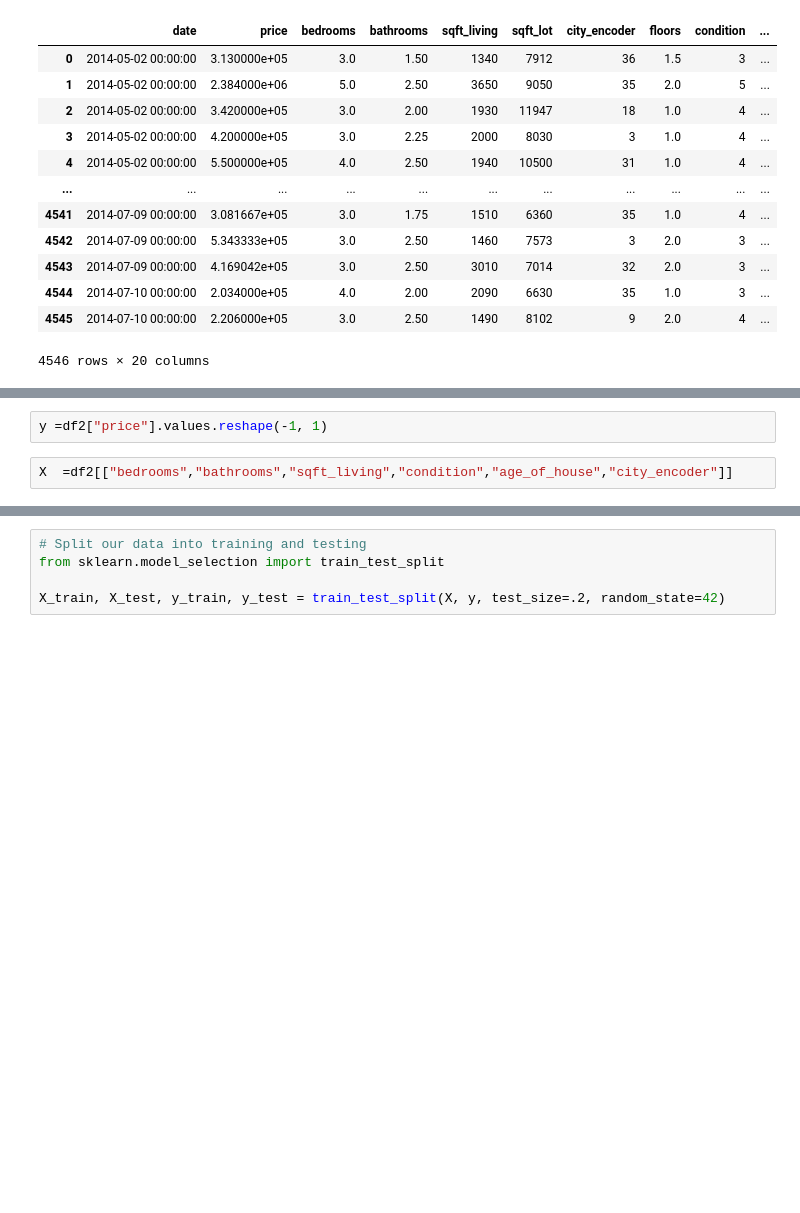
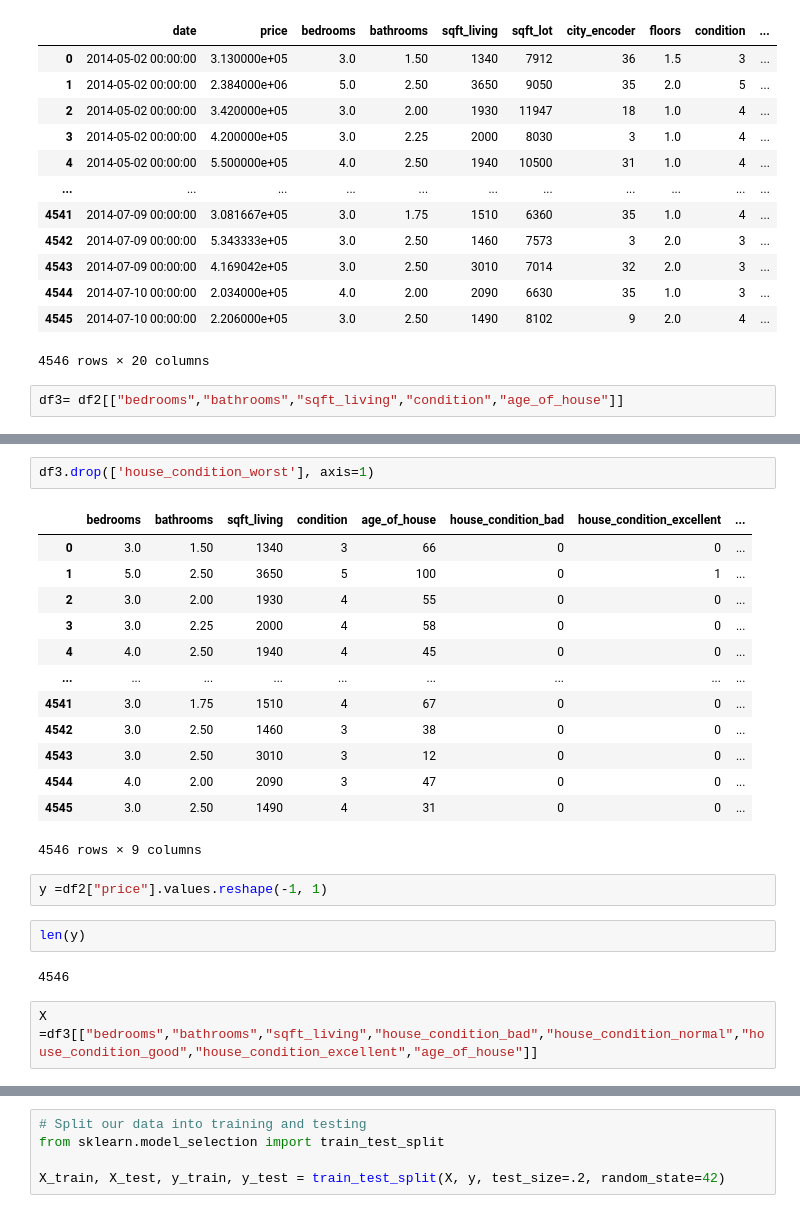
Before and after one commit to BanuNathan/Final-Project--Machine-Learning, a Jupyter notebook: Ridge.ipynb, the cells around one changed output, grey strips where cells are left out. Drawn from its saved outputs; the diff is of its cells as text; blank space fills up the shorter version.

```diff
--- a/Ridge.ipynb
+++ b/Ridge.ipynb
@@ -79,3 +85,5 @@ df2
 | 4544 | 2014-07-10 00:00:00 | 2.034000e+05 | 4.0 | 2.00 | 2090 | 6630 | 35 | 1.0 | 3 | ... |
 | 4545 | 2014-07-10 00:00:00 | 2.206000e+05 | 3.0 | 2.50 | 1490 | 8102 | 9 | 2.0 | 4 | ... |
 4546 rows × 20 columns
+# %%
+df3= df2[["bedrooms","bathrooms","sqft_living","condition","age_of_house"]]
@@ -82,4 +151,24 @@ df2
+# %%
+df3.drop(['house_condition_worst'], axis=1)
+# %% [output]
+|  | bedrooms | bathrooms | sqft_living | condition | age_of_house | house_condition_bad | house_condition_excellent | ... |
+| 0 | 3.0 | 1.50 | 1340 | 3 | 66 | 0 | 0 | ... |
+| 1 | 5.0 | 2.50 | 3650 | 5 | 100 | 0 | 1 | ... |
+| 2 | 3.0 | 2.00 | 1930 | 4 | 55 | 0 | 0 | ... |
+| 3 | 3.0 | 2.25 | 2000 | 4 | 58 | 0 | 0 | ... |
+| 4 | 4.0 | 2.50 | 1940 | 4 | 45 | 0 | 0 | ... |
+| ... | ... | ... | ... | ... | ... | ... | ... | ... |
+| 4541 | 3.0 | 1.75 | 1510 | 4 | 67 | 0 | 0 | ... |
+| 4542 | 3.0 | 2.50 | 1460 | 3 | 38 | 0 | 0 | ... |
+| 4543 | 3.0 | 2.50 | 3010 | 3 | 12 | 0 | 0 | ... |
+| 4544 | 4.0 | 2.00 | 2090 | 3 | 47 | 0 | 0 | ... |
+| 4545 | 3.0 | 2.50 | 1490 | 4 | 31 | 0 | 0 | ... |
+4546 rows × 9 columns
 # %%
 y =df2["price"].values.reshape(-1, 1)
+# %%
+len(y)
+# %% [output]
+4546
 # %%
-X  =df2[["bedrooms","bathrooms","sqft_living","condition","age_of_house","city_encoder"]]
+X  =df3[["bedrooms","bathrooms","sqft_living","house_condition_bad","house_condition_normal","house_condition_good","house_condition_excellent","age_of_house"]]
```
Also changed, not shown: parts of 28 cells of this notebook, 9 other files.
